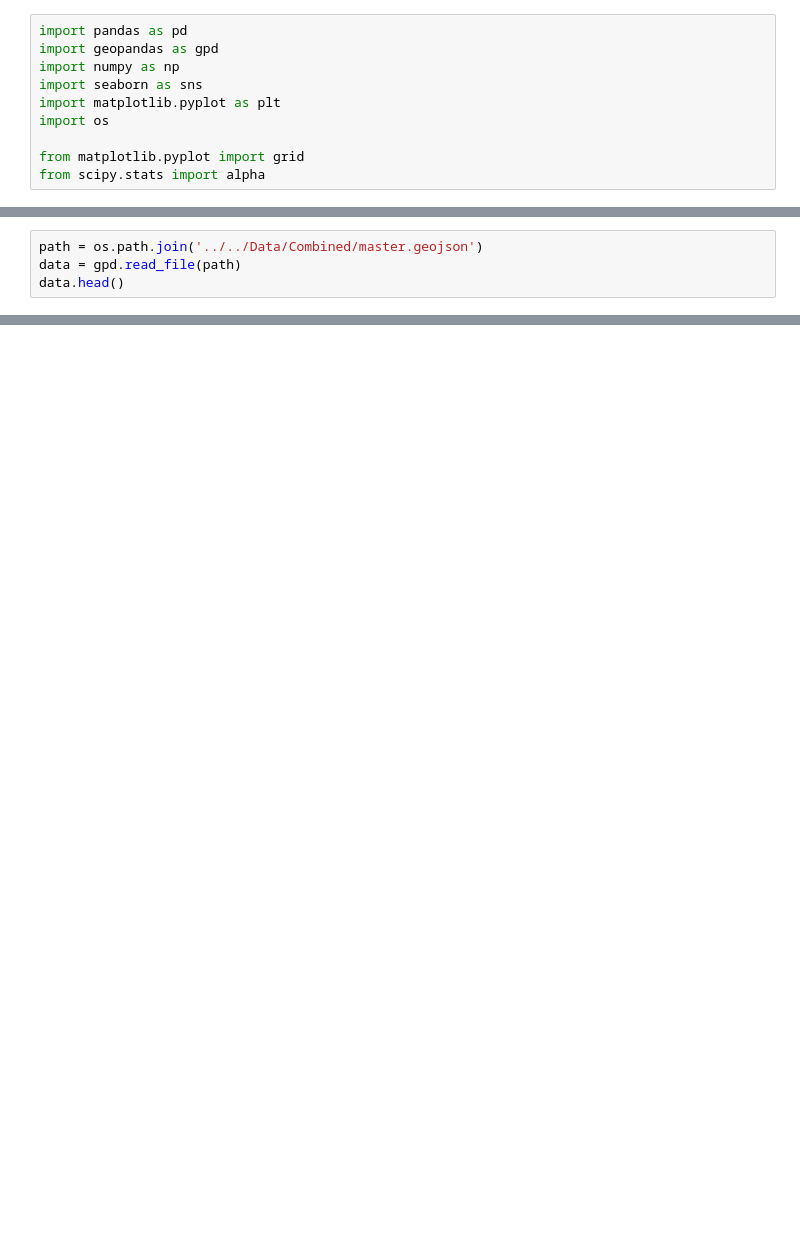
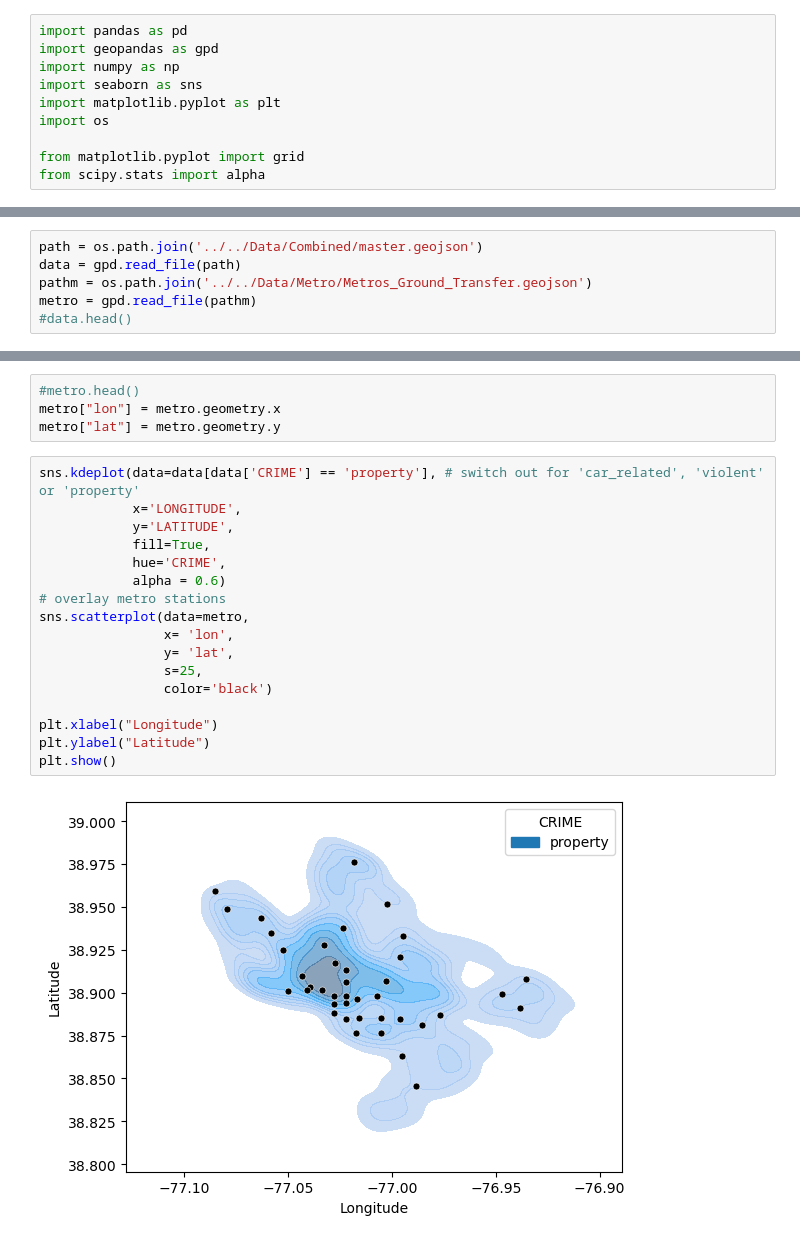
Before and after one commit to iansargent/DC-Metro-Crime, a Jupyter notebook: Scripts/Analysis/plots.ipynb, the cells around one changed output, grey strips where cells are left out. Cells and saved outputs as stored; diff of their text form; blank space fills up the shorter version.

```diff
--- a/Scripts/Analysis/plots.ipynb
+++ b/Scripts/Analysis/plots.ipynb
@@ -11,4 +14,6 @@ from scipy.stats import alpha
 # %%
 path = os.path.join('../../Data/Combined/master.geojson')
 data = gpd.read_file(path)
-data.head()
+pathm = os.path.join('../../Data/Metro/Metros_Ground_Transfer.geojson')
+metro = gpd.read_file(pathm)
+#data.head()
@@ -43,0 +54,23 @@ plt.show()
+# %%
+#metro.head()
+metro["lon"] = metro.geometry.x
+metro["lat"] = metro.geometry.y
+# %%
+sns.kdeplot(data=data[data['CRIME'] == 'property'], # switch out for 'car_related', 'violent' or 'property'
+            x='LONGITUDE',
+            y='LATITUDE',
+            fill=True,
+            hue='CRIME',
+            alpha = 0.6)
+# overlay metro stations
+sns.scatterplot(data=metro,
+                x= 'lon',
+                y= 'lat',
+                s=25,
+                color='black')
+
+plt.xlabel("Longitude")
+plt.ylabel("Latitude")
+plt.show()
+# %% [output]
+[figure, added]
```
Also changed, not shown: parts of 10 cells of this notebook.
